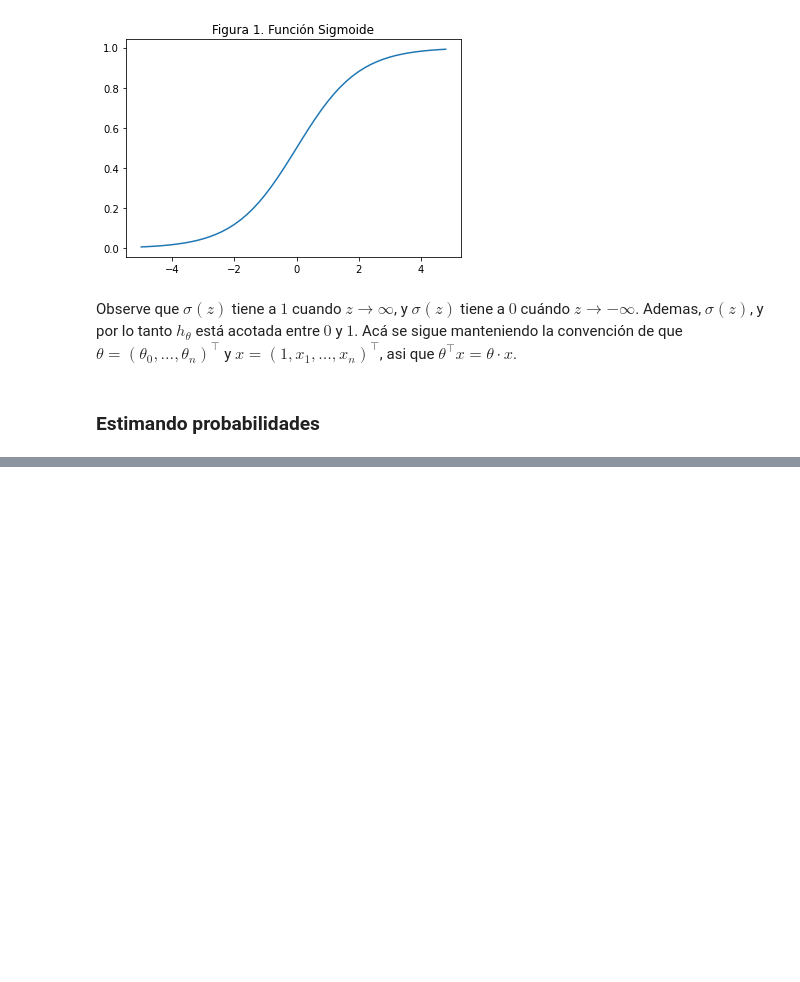
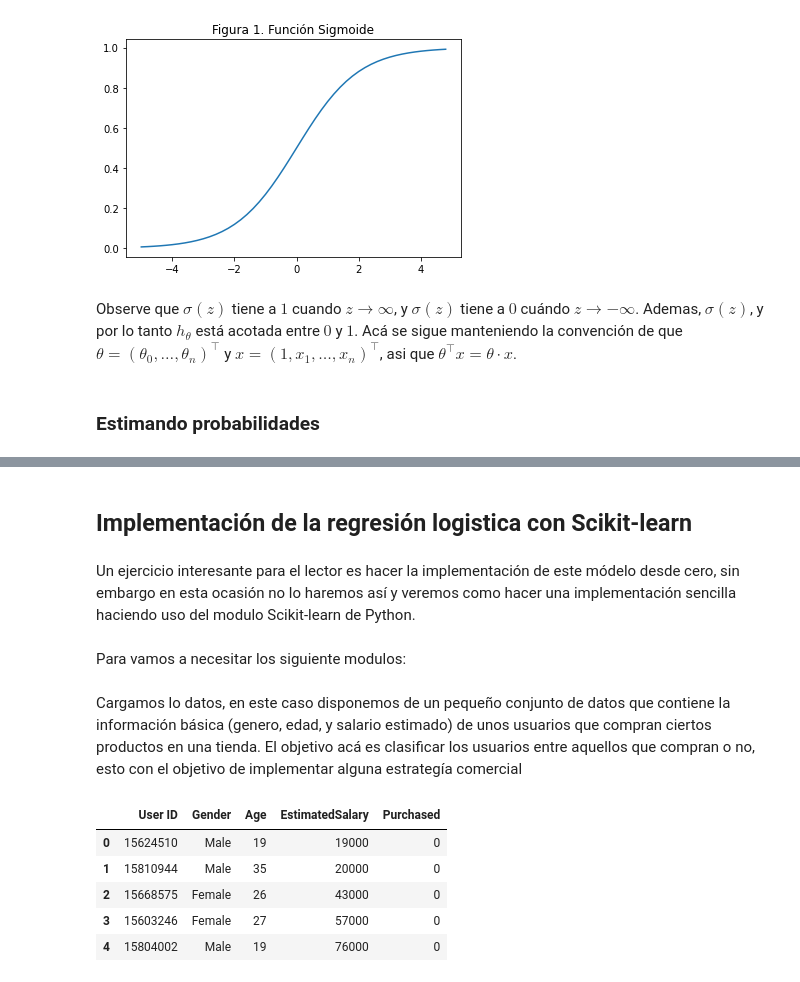
Before and after one commit to alejandrosanchezy/nerve, a Jupyter notebook: Regresión Logística/Regresión Logística.ipynb, the cells around one changed output, grey strips where cells are left out. Saved outputs shown, nothing was run; the diff lists cells and outputs as text; code cells hidden in the pictures; blank space fills up the shorter version.

```diff
--- a/Regresión Logística/Regresión Logística.ipynb
+++ b/Regresión Logística/Regresión Logística.ipynb
@@ -32,0 +95,6 @@ Considere una conjunto de datos $S=\{(x_i, y_i\}_{i=1}^m$, donde cada $x_i = (1,
+# %% [markdown]
+## Implementación de la regresión logistica con Scikit-learn
+# %% [markdown]
+Un ejercicio interesante para el lector es hacer la implementación de este módelo desde cero, sin embargo en esta ocasión no lo haremos así y veremos como hacer una implementación sencilla haciendo uso del modulo Scikit-learn de Python.
+# %% [markdown]
+Para vamos a necesitar los siguiente modulos:
@@ -32,0 +106,12 @@ Considere una conjunto de datos $S=\{(x_i, y_i\}_{i=1}^m$, donde cada $x_i = (1,
+# %% [markdown]
+Cargamos lo datos, en este caso disponemos de un pequeño conjunto de datos que contiene la información básica (genero, edad, y salario estimado) de unos usuarios que compran ciertos productos en una tienda.  El objetivo acá es clasificar los usuarios entre aquellos que compran o no, esto con el objetivo de implementar alguna estrategía comercial
+# %%
+data = pd.read_csv('data.csv')
+data.head()
+# %% [output]
+|  | User ID | Gender | Age | EstimatedSalary | Purchased |
+| 0 | 15624510 | Male | 19 | 19000 | 0 |
+| 1 | 15810944 | Male | 35 | 20000 | 0 |
+| 2 | 15668575 | Female | 26 | 43000 | 0 |
+| 3 | 15603246 | Female | 27 | 57000 | 0 |
+| 4 | 15804002 | Male | 19 | 76000 | 0 |
```
Also changed, not shown: parts of 50 cells of this notebook, 3 other files.
